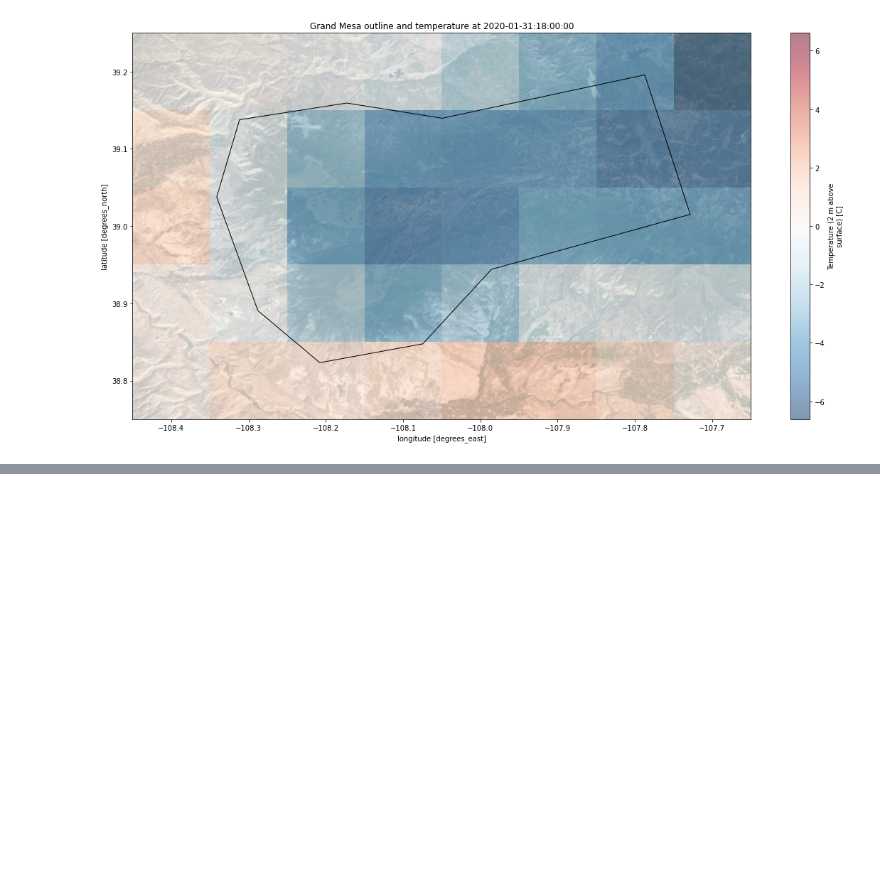
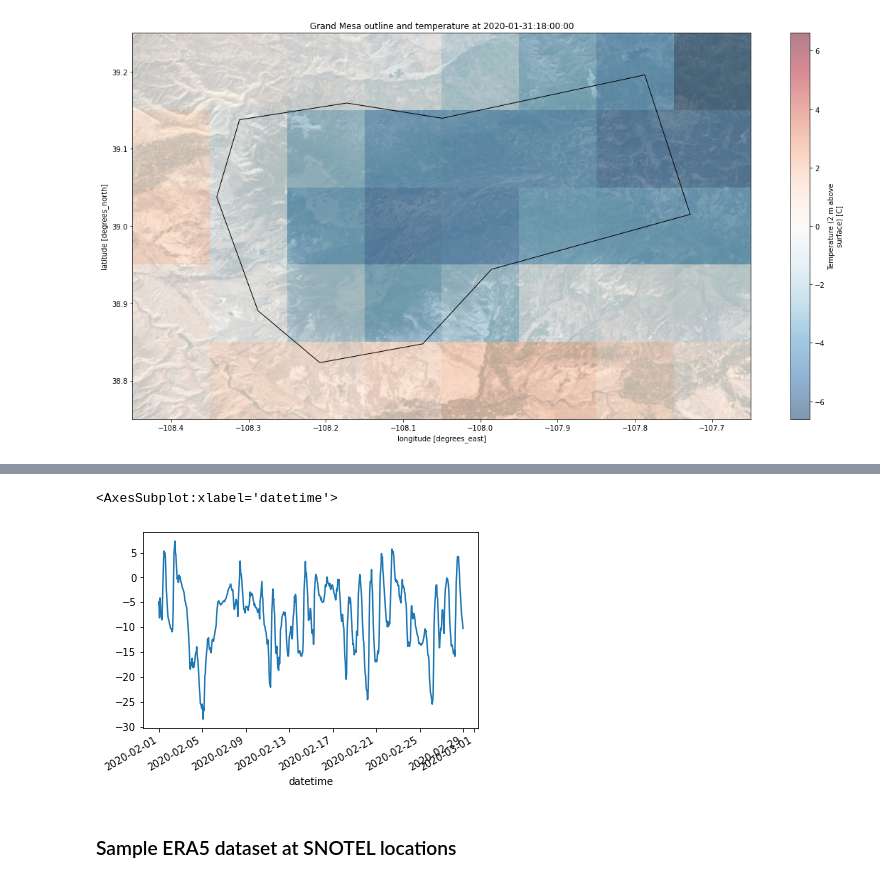
Before and after one commit to snowex-hackweek/hot-pow, a Jupyter notebook: contributors/Friedrich_Knuth/ERA5_temperature_comparison.ipynb, the cells around one changed output, grey strips where cells are left out. Saved outputs shown, nothing was run; the diff lists cells and outputs as text; code cells hidden in the pictures; blank space fills up the shorter version.

```diff
--- a/contributors/Friedrich_Knuth/ERA5_temperature_comparison.ipynb
+++ b/contributors/Friedrich_Knuth/ERA5_temperature_comparison.ipynb
@@ -233,0 +374,7 @@ Text(0.5, 1.0, 'Grand Mesa outline and temperature at 2020-01-31:18:00:00')
+# %%
+SNOTEL_park_reservoir_df['temperature'].plot()
+# %% [output]
+<AxesSubplot:xlabel='datetime'>
+[figure, added]
+# %% [markdown]
+### Sample ERA5 dataset at SNOTEL locations
```
Also changed, not shown: parts of 39 cells of this notebook.
